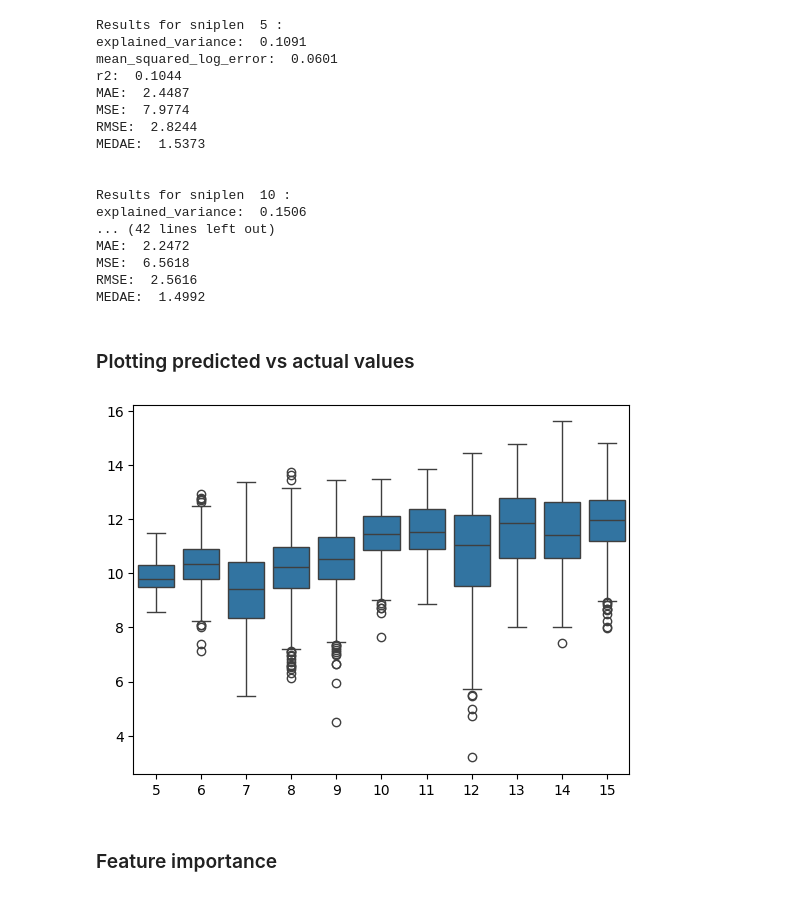
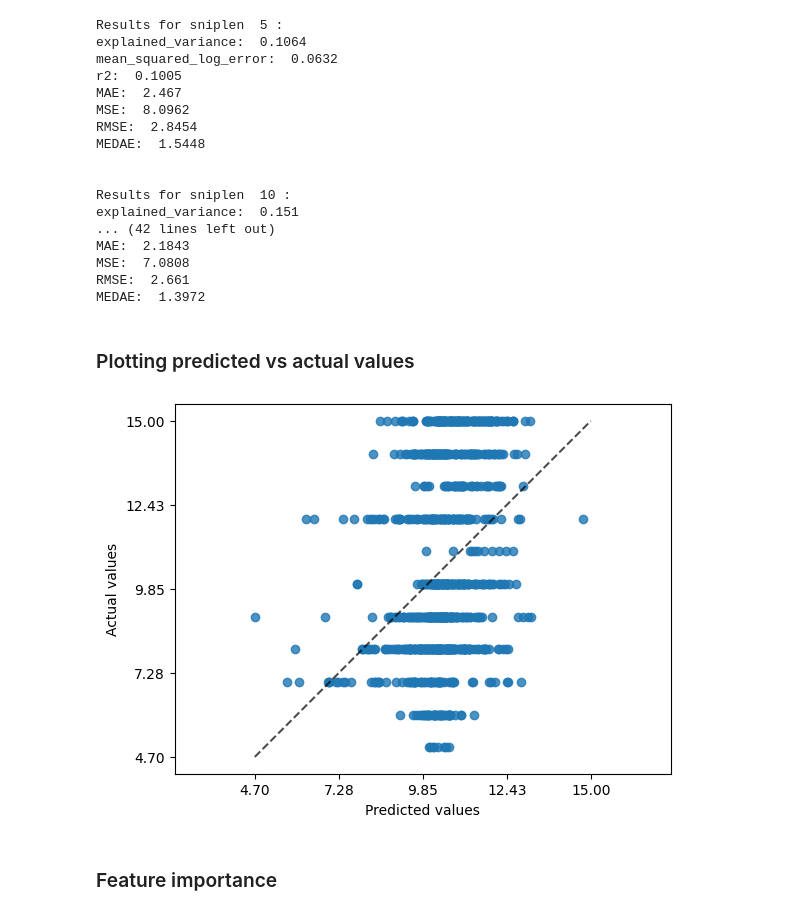
Before and after one commit to TurkuNLP/TCBC_feature_analysis, a Jupyter notebook: RegressorWithOnlyText.ipynb, the cells around one changed output. Cells and saved outputs as stored; diff of their text form; code cells hidden in the pictures.

Commit message:
Further tests on why numbers are the way they are

```diff
--- a/RegressorWithOnlyText.ipynb
+++ b/RegressorWithOnlyText.ipynb
@@ -68,6 +68,34 @@ cache_file_tests = [cache_dir+str(KEYLIST_NUM)+"_"+str(SNIPPET_LENS[x])+"_test.j
 train_dss = [cmf.combineSnippedBooksToDS(train_keys, x, cache_dir, cache_file=cache_dir+str(KEYLIST_NUM)+"_"+x+"_train.jsonl", folder=BASE_BEG, inc_raw_text=True) for x in SNIPPET_LENS]
 eval_dss = [cmf.combineSnippedBooksToDS(eval_keys, x, cache_dir, cache_file=cache_dir+str(KEYLIST_NUM)+"_"+x+"_eval.jsonl", folder=BASE_BEG, inc_raw_text=True) for x in SNIPPET_LENS]
 test_dss = [cmf.combineSnippedBooksToDS(test_keys, x, cache_dir, cache_file=cache_dir+str(KEYLIST_NUM)+"_"+x+"_test.jsonl", folder=BASE_BEG, inc_raw_text=True) for x in SNIPPET_LENS]
+# %%
+from pprint import pprint
+from collections import Counter
+
+
+#"Equal" the number based on age groups
+min_nums_train = []
+min_nums_eval = []
+min_nums_test = []
+
+for i in range(6):
+    min_nums_train.append(np.min(list(Counter(train_dss[i]['label']).values())))
+    min_nums_eval.append(np.min(list(Counter(eval_dss[i]['label']).values())))
+    min_nums_test.append(np.min(list(Counter(test_dss[i]['label']).values())))
+
+for i in range(6):
+    train_df = train_dss[i].to_pandas()
+    sampled = pd.concat([train_df[train_df['label'] == '7-8'].sample(min_nums_train[i], replace=False), train_df[train_df['label'] == '9-12'].sample(min_nums_train[i], replace=False), train_df[train_df['label'] == '13+'].sample(min_nums_train[i], replace=False)])
+    sampled = sampled[sampled['book_id'].apply(lambda x: x[-1] != '3')]
+    train_dss[i] = Dataset.from_pandas(sampled).shuffle()
+    eval_df = eval_dss[i].to_pandas()
+    sampled = pd.concat([eval_df[eval_df['label'] == '7-8'].sample(min_nums_eval[i], replace=False), eval_df[eval_df['label'] == '9-12'].sample(min_nums_eval[i], replace=False), eval_df[eval_df['label'] == '13+'].sample(min_nums_eval[i], replace=False)])
+    sampled = sampled[sampled['book_id'].apply(lambda x: x[-1] != '3')]
+    eval_dss[i] = Dataset.from_pandas(sampled).shuffle()
+    test_df = test_dss[i].to_pandas()
+    sampled = pd.concat([test_df[test_df['label'] == '7-8'].sample(min_nums_test[i], replace=False), test_df[test_df['label'] == '9-12'].sample(min_nums_test[i], replace=False), test_df[test_df['label'] == '13+'].sample(min_nums_test[i], replace=False)])
+    sampled = sampled[sampled['book_id'].apply(lambda x: x[-1] != '3')]
+    test_dss[i] = Dataset.from_pandas(sampled).shuffle()
 # %%
 vectorizers = [TfidfVectorizer(norm='l2', tokenizer=whitespace_tokenizer, preprocessor=do_nothing, max_features=2000).fit(x['raw_text']) for x in train_dss]
 # %%
@@ -176,38 +282,38 @@ for snip in range(0,6):
     print('\n')
 # %% [output]
 Results for sniplen  5 :
-explained_variance:  0.1091
-mean_squared_log_error:  0.0601
-r2:  0.1044
-MAE:  2.4487
-MSE:  7.9774
-RMSE:  2.8244
-MEDAE:  1.5373
+explained_variance:  0.1064
+mean_squared_log_error:  0.0632
+r2:  0.1005
+MAE:  2.467
+MSE:  8.0962
+RMSE:  2.8454
+MEDAE:  1.5448
 
 
 Results for sniplen  10 :
-explained_variance:  0.1506
+explained_variance:  0.151
 ... (42 lines left out)
-MAE:  2.2472
-MSE:  6.5618
-RMSE:  2.5616
-MEDAE:  1.4992
+MAE:  2.1843
+MSE:  7.0808
+RMSE:  2.661
+MEDAE:  1.3972
 # %% [markdown]
 ### Plotting predicted vs actual values
 # %%
 from matplotlib import pyplot as plt
 import seaborn as sns
 
-s=2
+s=0
 
-#disp = PredictionErrorDisplay.from_predictions(true_pred_pairs[s][0], true_pred_pairs[s][1], kind='actual_vs_predicted')
+disp = PredictionErrorDisplay.from_predictions(true_pred_pairs[s][0], true_pred_pairs[s][1], kind='actual_vs_predicted')
 
 
-axes = sns.boxplot(x=true_pred_pairs[s][0], y=true_pred_pairs[s][1])
+#axes = sns.boxplot(x=true_pred_pairs[s][0], y=true_pred_pairs[s][1])
 #axes.set_xticks(range(5,15))
 #axes.set_yticks(range(4,18))
 # %% [output]
-[figure, old version]
+[figure, new version]
 # %% [markdown]
 ### Feature importance
 # %%
```
Also changed, not shown: parts of 12 cells of this notebook, 7 other files.
